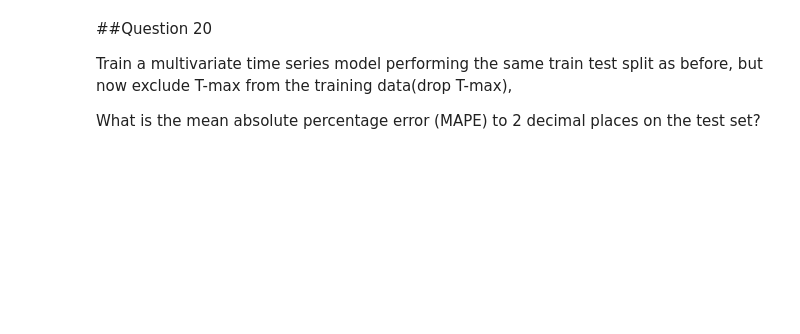
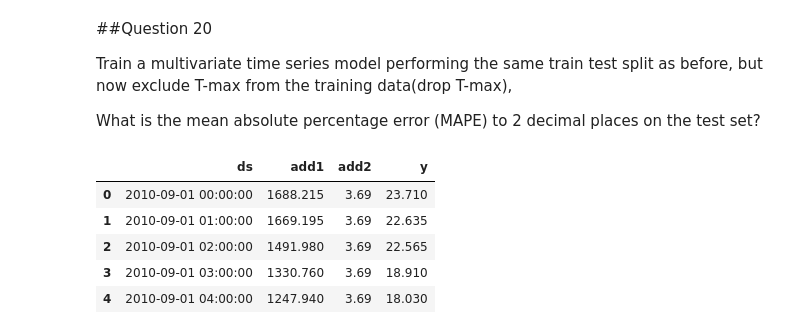
Before and after one commit to damylusi/Hamoye-Internship, a Jupyter notebook: Hamoye_Stage_E.ipynb, the cells around one changed output. Saved outputs shown, nothing was run; the diff lists cells and outputs as text; code cells hidden in the pictures; blank space fills up the shorter version.

```diff
--- a/Hamoye_Stage_E.ipynb
+++ b/Hamoye_Stage_E.ipynb
@@ -289,6 +292,15 @@ What is the mean absolute percentage error (MAPE) to 2 decimal places on the tes
 # %%
 new_data = data.rename(columns = {'FullDate':'ds','ElecPrice':'y','SysLoad':'add1','GasPrice':'add2'})
 new_data.drop('Tmax', axis=1,inplace=True)
+
+new_data.head()
+# %% [output]
+|  | ds | add1 | add2 | y |
+| 0 | 2010-09-01 00:00:00 | 1688.215 | 3.69 | 23.710 |
+| 1 | 2010-09-01 01:00:00 | 1669.195 | 3.69 | 22.635 |
+| 2 | 2010-09-01 02:00:00 | 1491.980 | 3.69 | 22.565 |
+| 3 | 2010-09-01 03:00:00 | 1330.760 | 3.69 | 18.910 |
+| 4 | 2010-09-01 04:00:00 | 1247.940 | 3.69 | 18.030 |
 # %%
 train1 = new_data[:2757]
 test1 = new_data[2757:]
```
Also changed, not shown: parts of 10 cells of this notebook.
